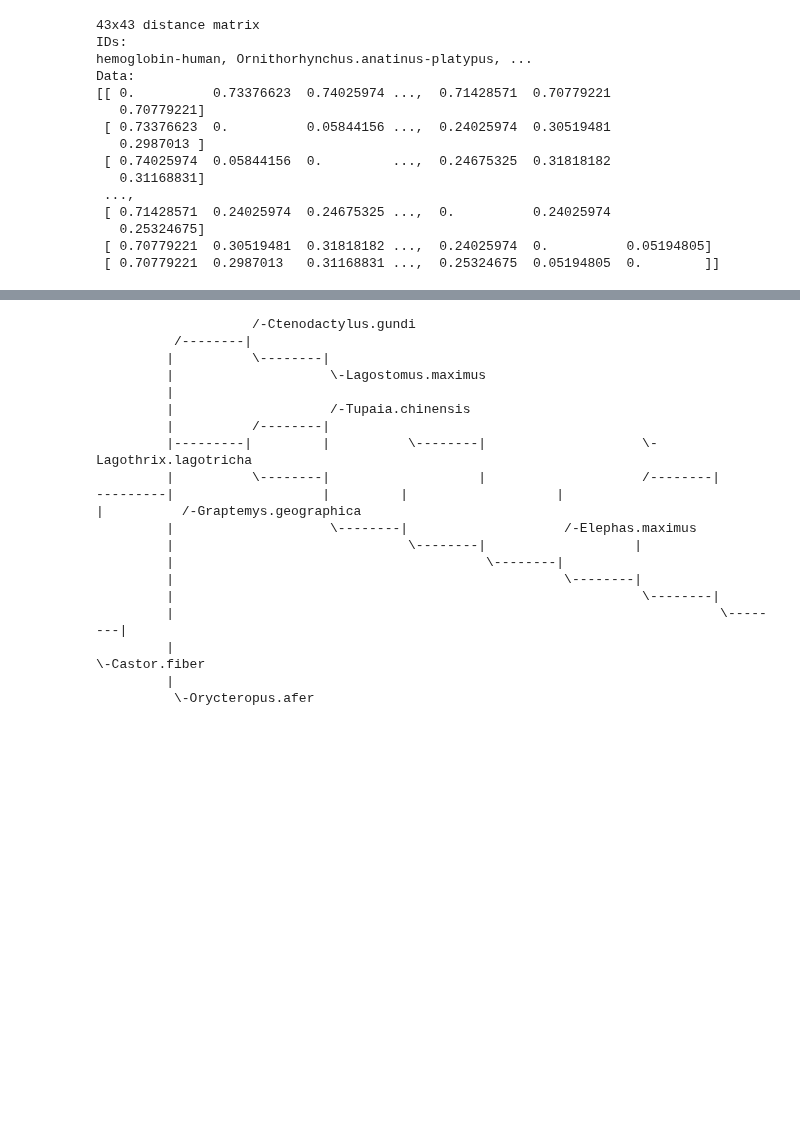
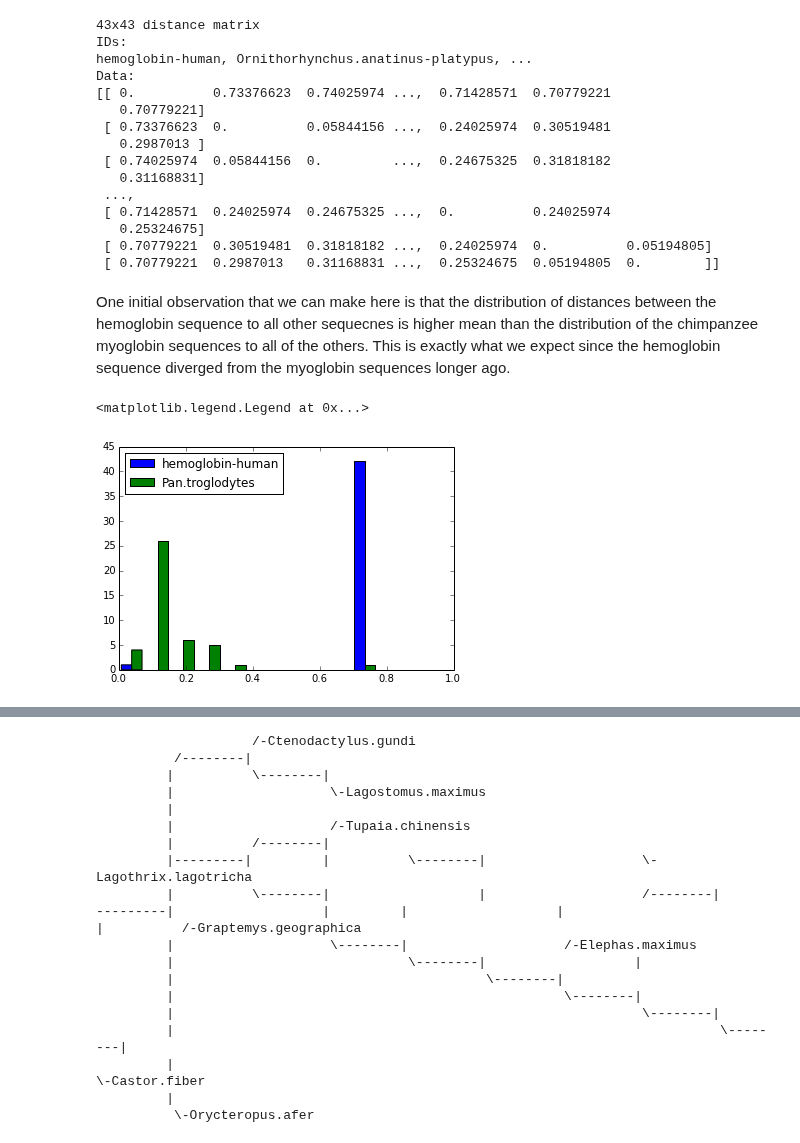
Before and after one commit to scikit-bio/scikit-bio-cookbook, a Jupyter notebook: phylogeny-reconstruction-and-tree-rooting.ipynb, the cells around one changed output, grey strips where cells are left out. Drawn from its saved outputs; the diff is of its cells as text; code cells hidden in the pictures; blank space fills up the shorter version.

```diff
--- a/phylogeny-reconstruction-and-tree-rooting.ipynb
+++ b/phylogeny-reconstruction-and-tree-rooting.ipynb
@@ -132,3 +163,15 @@ Data:
    0.25324675]
  [ 0.70779221  0.30519481  0.31818182 ...,  0.24025974  0.          0.05194805]
  [ 0.70779221  0.2987013   0.31168831 ...,  0.25324675  0.05194805  0.        ]]
+# %% [markdown]
+One initial observation that we can make here is that the distribution of distances between the hemoglobin sequence to all other sequecnes is higher mean than the distribution of the chimpanzee myoglobin sequences to all of the others. This is exactly what we expect since the hemoglobin sequence diverged from the myoglobin sequences longer ago.
+# %%
+fig = figure()
+ax = fig.add_subplot(111)
+ax.hist([dm['hemoglobin-human'], dm['Pan.troglodytes']], label=['hemoglobin-human', 'Pan.troglodytes'])
+ax.set_xlim((0,1))
+
+ax.legend(loc='upper left')
+# %% [output]
+<matplotlib.legend.Legend at 0x...>
+[figure, added]
```
Also changed, not shown: parts of 7 cells of this notebook.
